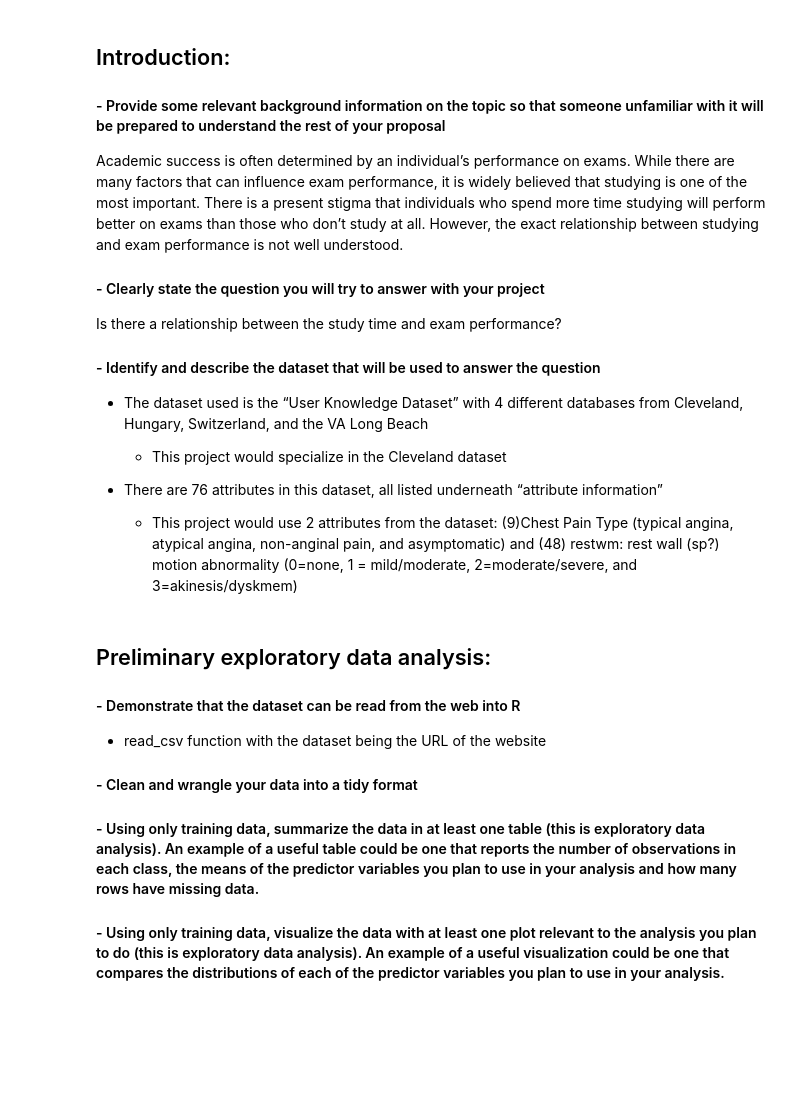
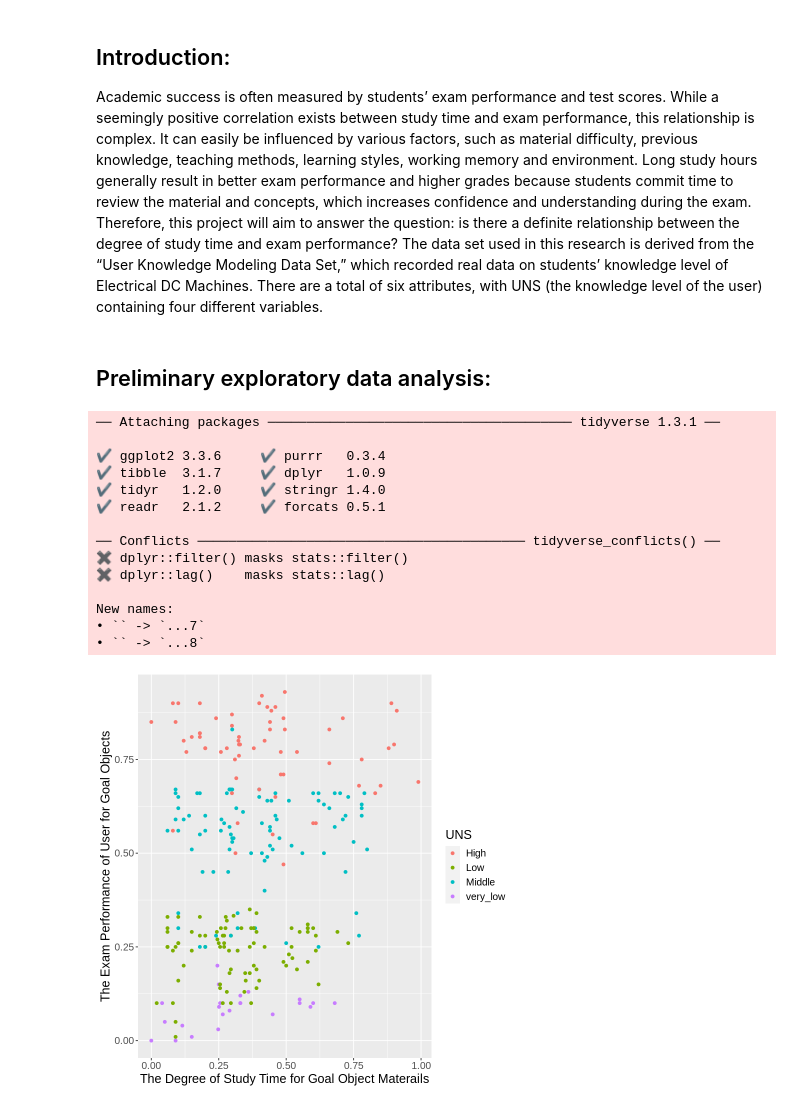
Before and after one commit to fionayzeng/project_proposal, a Jupyter notebook: Project Proposal.ipynb, the cells around one changed output. Cells and saved outputs as stored; diff of their text form; code cells hidden in the pictures; blank space fills up the shorter version.

Commit message:
Proposal

```diff
--- a/Project Proposal.ipynb
+++ b/Project Proposal.ipynb
@@ -6,34 +4,50 @@ Analyzing the knowledge of users using the degree of study time for goal materia
 # %% [markdown]
 ## Introduction:
-####  - Provide some relevant background information on the topic so that someone unfamiliar with it will be prepared to understand the rest of your proposal
-Academic success is often determined by an individual’s performance on exams. While there are many factors that can influence exam performance, it is widely believed that studying is one of the most important. There is a present stigma that individuals who spend more time studying will perform better on exams than those who don’t study at all. However, the exact relationship between studying and exam performance is not well understood.
 
-
-#### - Clearly state the question you will try to answer with your project
-Is there a relationship between the study time and exam performance?
-
-
-####  - Identify and describe the dataset that will be used to answer the question
-- The dataset used is the “User Knowledge Dataset” with 4 different databases from Cleveland, Hungary, Switzerland, and the VA Long Beach
-
-    - This project would specialize in the Cleveland dataset
-
-
-- There are 76 attributes in this dataset, all listed underneath “attribute information”
-
-    - This project would use 2 attributes from the dataset: (9)Chest Pain Type (typical angina, atypical angina, non-anginal pain, and asymptomatic) and (48) restwm: rest wall (sp?) motion abnormality (0=none, 1 = mild/moderate, 2=moderate/severe, and 3=akinesis/dyskmem)
+Academic success is often measured by students’  exam performance and test scores. While a seemingly positive correlation exists between study time and exam performance, this relationship is complex. It can easily be influenced by various factors, such as material difficulty, previous knowledge, teaching methods, learning styles, working memory and environment. Long study hours generally result in better exam performance and higher grades because students commit time to review the material and concepts, which increases confidence and understanding during the exam. Therefore, this project will aim to answer the question: is there a definite relationship between the degree of study time and exam performance? The data set used in this research is derived from the “User Knowledge Modeling Data Set,” which recorded real data on students’ knowledge level of Electrical DC Machines. There are a total of six attributes, with UNS (the knowledge level of the user) containing four different variables.
 # %% [markdown]
 ## Preliminary exploratory data analysis:
-
-#### - Demonstrate that the dataset can be read from the web into R
-- read_csv function with the dataset being the URL of the website
-
-#### - Clean and wrangle your data into a tidy format
-
-#### - Using only training data, summarize the data in at least one table (this is exploratory data analysis). An example of a useful table could be one that reports the number of observations in each class, the means of the predictor variables you plan to use in your analysis and how many rows have missing data.
-
-
-#### - Using only training data, visualize the data with at least one plot relevant to the analysis you plan to do (this is exploratory data analysis). An example of a useful visualization could be one that compares the distributions of each of the predictor variables you plan to use in your analysis.
+# %%
+library(readxl)
+library(tidyverse)
+download.file("https://archive.ics.uci.edu/ml/machine-learning-databases/00257/Data_User_Modeling_Dataset_Hamdi%20Tolga%20KAHRAMAN.xls",
+              dest = "userknowledge_training.xls")
+training_data <- read_excel("userknowledge_training.xls", sheet = 2) %>%
+select(-c(7, 8, 9))
+
+#Using only training data, summarize the data in at least one table (this is exploratory data analysis).
+#An example of a useful table could be one that reports the number of observations in each class,
+#the means of the predictor variables you plan to use in your analysis and how many rows have missing data.
+
+
+training_data <- select(training_data, STG, PEG, UNS)
+#STG (The degree of study time for goal object materails)
+#PEG (The exam performance of user for goal objects)
+#UNS (The knowledge level of user)
+
+training_data_plot <- ggplot(training_data, aes(x=STG, y=PEG, colour = UNS)) +
+    geom_point() +
+    xlab("The Degree of Study Time for Goal Object Materails") +
+    ylab("The Exam Performance of User for Goal Objects") +
+    theme(text = element_text(size = 15))
+
+training_data_plot
+# %% [output]
+── Attaching packages ─────────────────────────────────────── tidyverse 1.3.1 ──
+
+✔ ggplot2 3.3.6     ✔ purrr   0.3.4
+✔ tibble  3.1.7     ✔ dplyr   1.0.9
+✔ tidyr   1.2.0     ✔ stringr 1.4.0
+✔ readr   2.1.2     ✔ forcats 0.5.1
+
+── Conflicts ────────────────────────────────────────── tidyverse_conflicts() ──
+✖ dplyr::filter() masks stats::filter()
+✖ dplyr::lag()    masks stats::lag()
+
+New names:
+• `` -> `...7`
+• `` -> `...8`
+[figure, added]
 # %% [markdown]
 ## Methods:
 
```
Also changed, not shown: parts of 4 cells of this notebook.
